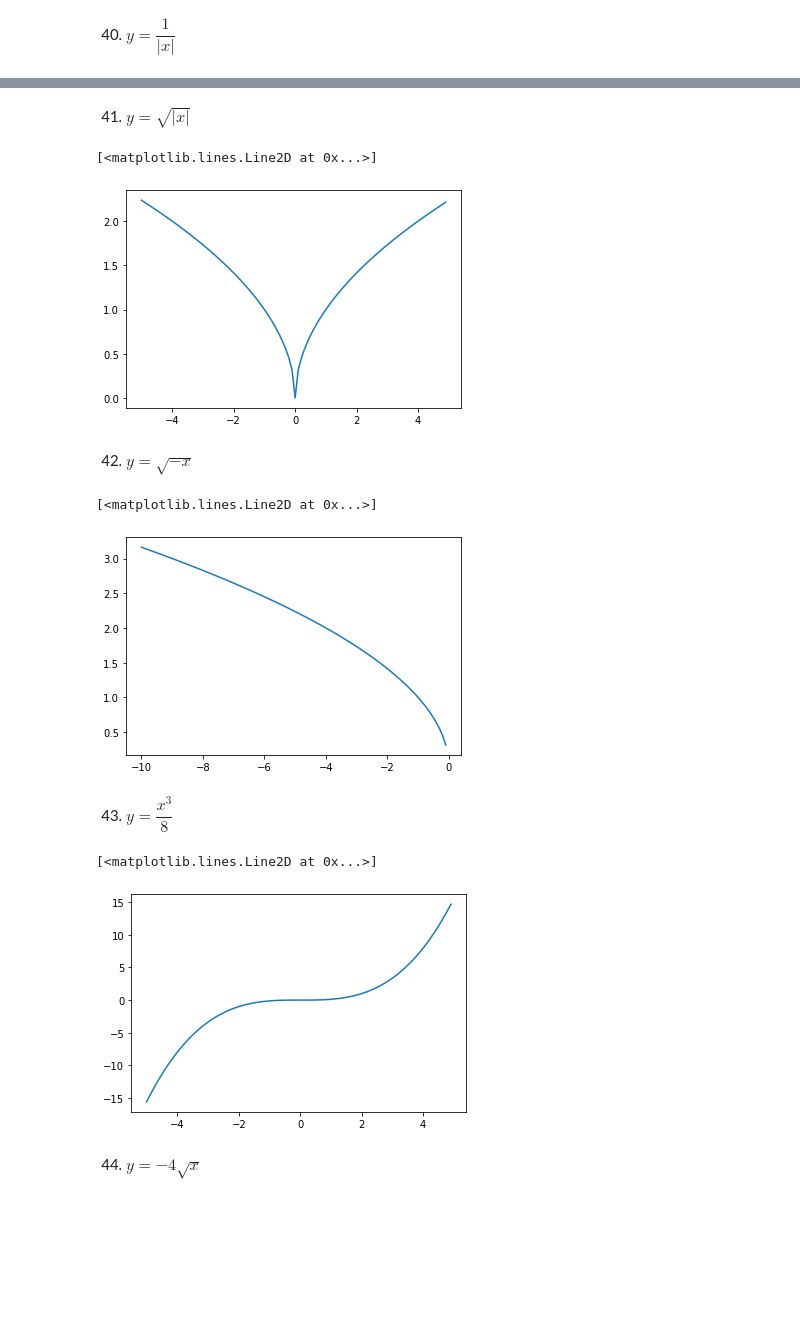
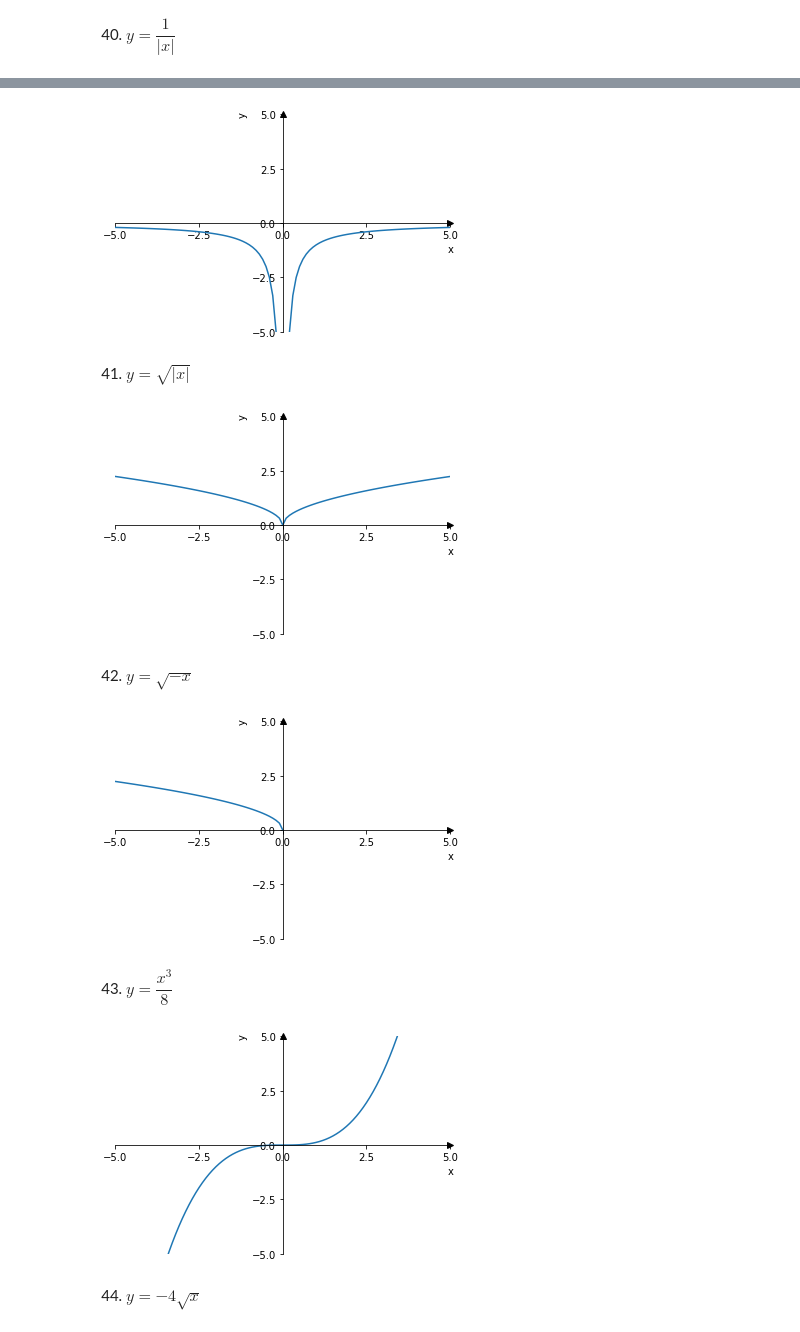
Before and after one commit to Zhurp2020/NLP-from-scratch, a Jupyter notebook: Thomas Calculus/Chapter 1 code.ipynb, the cells around one changed output, grey strips where cells are left out. Cells and saved outputs as stored; diff of their text form; code cells hidden in the pictures; blank space fills up the shorter version.

```diff
--- a/Thomas Calculus/Chapter 1 code.ipynb
+++ b/Thomas Calculus/Chapter 1 code.ipynb
@@ -134,0 +163,4 @@ plt.plot(x1,f1(x1),x2,f2(x2))
+# %%
+def f(x):
+    return np.piecewise(x,[(x<=1) & (x >= 0),(x>1)&(x<=2)],[lambda x:1-x,lambda x:2-x])
+FunctionPlotter(f,3,np.linspace(0,2,100)).plot()
@@ -148,0 +171,4 @@ plt.plot(x1,f1(x1),x2,f2(x2))
+# %%
+def f(x):
+    return np.piecewise(x,[x<=1,x>1],[lambda x:4-x,lambda x: x** 2 + 2*x])
+FunctionPlotter(f,0).plot()
@@ -162,0 +179,4 @@ plt.plot(x1,f1(x1),x2,f2(x2))
+# %%
+def f(x):
+    return np.piecewise(x,[x<0,x>=0],[lambda x:1/x,lambda x: x])
+FunctionPlotter(f,0).plot()
@@ -172,9 +194,6 @@ f(x) = \left\{\begin{aligned}
 $$
 # %%
 def f(x):
-    if x >= 0 :
-        return np.floor(x)
-    else :
-        return np.ceil(x)
-plt.plot(x,[f(t) for t in x])
+    return np.piecewise(x,[x>=0,x<0],[lambda x:np.floor(x),lambda x:np.ceil(x)])
+FunctionPlotter(f,0).plot()
 # %% [output]
@@ -233,31 +232,33 @@ plt.plot(x1,f(x1),x2,f(x2))
+# %%
+def f(x):
+    return 0 - 1 / abs(x)
+FunctionPlotter(f,0).plot()
+# %% [output]
+[figure, added]
 # %% [markdown]
 41. $y = \sqrt{|x|}$
 # %%
 def f(x):
     return np.sqrt(abs(x))
-plt.plot(x,f(x))
+FunctionPlotter(f,0).plot()
 # %% [output]
-[<matplotlib.lines.Line2D at 0x...>]
-[figure, old version]
+[figure, new version]
 # %% [markdown]
 42. $y = \sqrt{-x}$
 # %%
-x1 = np.arange(-10,0,0.1)
 def f(x):
     return np.sqrt(0 -x)
-plt.plot(x1,f(x1))
+FunctionPlotter(f,2).plot()
 # %% [output]
-[<matplotlib.lines.Line2D at 0x...>]
-[figure, old version]
+[figure, new version]
 # %% [markdown]
 43. $y = \dfrac{x^3}{8}$
 # %%
 def f(x):
     return (x ** 3) / 8
-plt.plot(x,f(x))
+FunctionPlotter(f,0).plot()
 # %% [output]
-[<matplotlib.lines.Line2D at 0x...>]
-[figure, old version]
+[figure, new version]
 # %% [markdown]
 44. $y = -4\sqrt{x}$
 # %%
```
Also changed, not shown: parts of 40 cells of this notebook, 10 other files.
